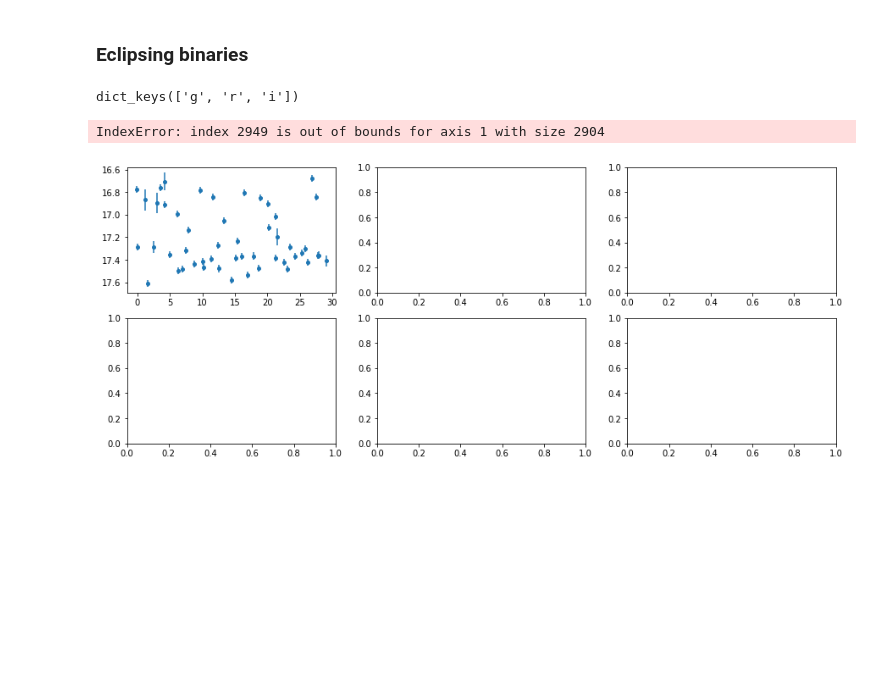
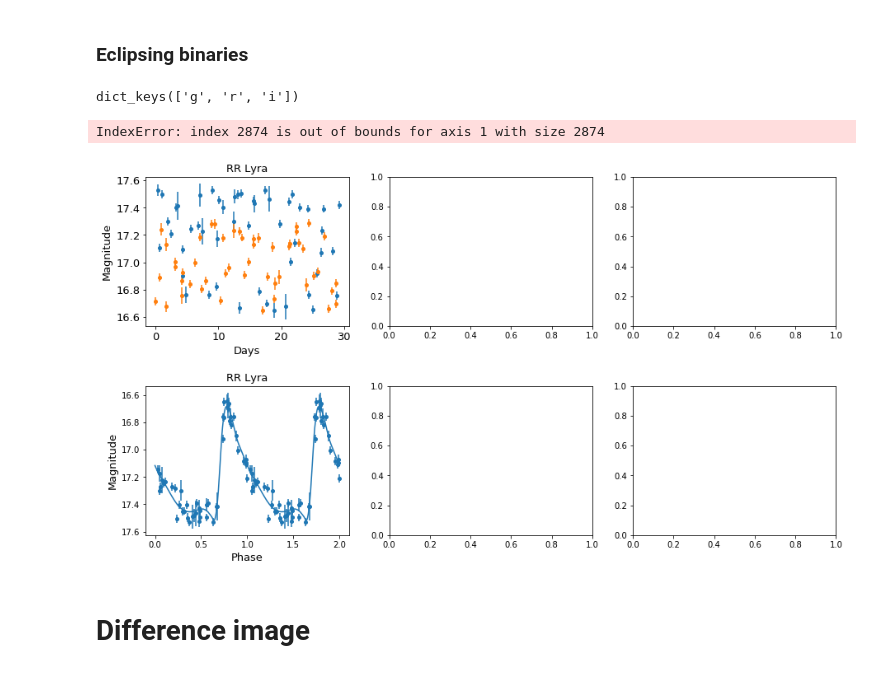
Before and after one commit to rodrigcd/thesis_plots, a Jupyter notebook: Chapter_2_astronomy.ipynb, the cells around one changed output. Cells and saved outputs as stored; diff of their text form; code cells hidden in the pictures; blank space fills up the shorter version.

Commit message:
difference image

```diff
--- a/Chapter_2_astronomy.ipynb
+++ b/Chapter_2_astronomy.ipynb
@@ -108,7 +103,7 @@ for shot, band in enumerate(["g","r","i"]):
     #errorbar = ax.errorbar(phase, mag_gen, dmag, fmt='.', label=band)
     #color = errorbar.lines[0].get_color()
     periodic_lightcurves["RR Lyra"][band] = {"period": period, "mag": mag_gen, "error_mag": dmag,
-                                              "simulated_cadence": simulated_cadence[band], "dense_cadence": dense_cadence,
+                                              "simulated_cadence": np.copy(simulated_cadence[band]), "dense_cadence": np.copy(dense_cadence),
                                               "dense_mag": dense_mag}
 
 #ax.set(xlabel='phase', ylabel='mag')
@@ -187,28 +182,47 @@ for band in ["g","r","i"]:
 #plt.gca().invert_yaxis()
 #plt.show()
 # %%
-f, ax = plt.subplots(2,3,figsize=plot_figsize)
+f, ax = plt.subplots(2,3,figsize=(15,8))
 print(periodic_lightcurves["Cepheid"].keys())
 key_names = list(periodic_lightcurves.keys())
+reduce_fontsize = 5
+plt.subplots_adjust(hspace=0.4)
+
 for i in range(3):
-    for band in ["g","r","i"]:
+    for j, band in enumerate(["g","r","i"]):
         lc_data = periodic_lightcurves[key_names[i]][band]
         period = lc_data["period"]
         sim_cadence = lc_data["simulated_cadence"]
         den_cadence = lc_data["dense_cadence"]
-        ax[0, i].errorbar(lc_data["simulated_cadence"], lc_data["mag"], yerr=lc_data["error_mag"], fmt="o", ms=4,label=key_names[i])
+        if i == 2:
+            ax[0, i].errorbar(lc_data["simulated_cadence"], lc_data["mag"], yerr=lc_data["error_mag"], fmt="o", ms=4, label=band)
+        else:
+            ax[0, i].errorbar(lc_data["simulated_cadence"], lc_data["mag"], yerr=lc_data["error_mag"], fmt="o", ms=4)
         ax[0, i].invert_yaxis()
+        ax[0, i].tick_params(axis='both', which='major', labelsize=plot_fontsize-reduce_fontsize)
+        ax[0, i].set_title(key_names[i], fontsize=plot_fontsize-reduce_fontsize)
+        ax[0, i].set_xlabel("Days", fontsize=plot_fontsize-reduce_fontsize)
+        ax[0, 0].set_ylabel("Magnitude", fontsize=plot_fontsize-reduce_fontsize)
 
         phase = np.mod(sim_cadence, period)*(1.0/period)
         dense_phase = np.mod(dense_cadence, period)*(1.0/period)
         order_index = np.argsort(dense_phase)
         dense_phase = dense_phase[order_index]
         dense_mag = lc_data["dense_mag"][order_index]
         ax[1, i].errorbar(np.concatenate([phase, phase+1]), np.concatenate([lc_data["mag"], lc_data["mag"]]),
-                          yerr=np.concatenate([lc_data["error_mag"], lc_data["error_mag"]]), fmt="o", ms=4)
-        ax[1, i].plot(dense_phase, dense_mag)
+                          yerr=np.concatenate([lc_data["error_mag"], lc_data["error_mag"]]), fmt="o", ms=4,
+                         color="C"+str(j))
+        ax[1, i].plot(np.concatenate([dense_phase, dense_phase+1]), np.concatenate([dense_mag, dense_mag]), color="C"+str(j))
         ax[1, i].invert_yaxis()
+        ax[1, i].set_title(key_names[i], fontsize=plot_fontsize-reduce_fontsize)
+        ax[1, i].set_xlabel("Phase", fontsize=plot_fontsize-reduce_fontsize)
+        ax[1, 0].set_ylabel("Magnitude", fontsize=plot_fontsize-reduce_fontsize)
+ax[0,2].legend(loc=4, fontsize=plot_fontsize-reduce_fontsize)
+plt.savefig(save_path+"variable_stars.pdf", tight_layaout = True)
+plt.show()
 # %% [output]
 dict_keys(['g', 'r', 'i'])
-IndexError: index 2949 is out of bounds for axis 1 with size 2904
+IndexError: index 2874 is out of bounds for axis 1 with size 2874
-[figure, old version]
+[figure, new version]
+# %% [markdown]
+# Difference image
```
Also changed, not shown: parts of 9 cells of this notebook, 4 other files.
